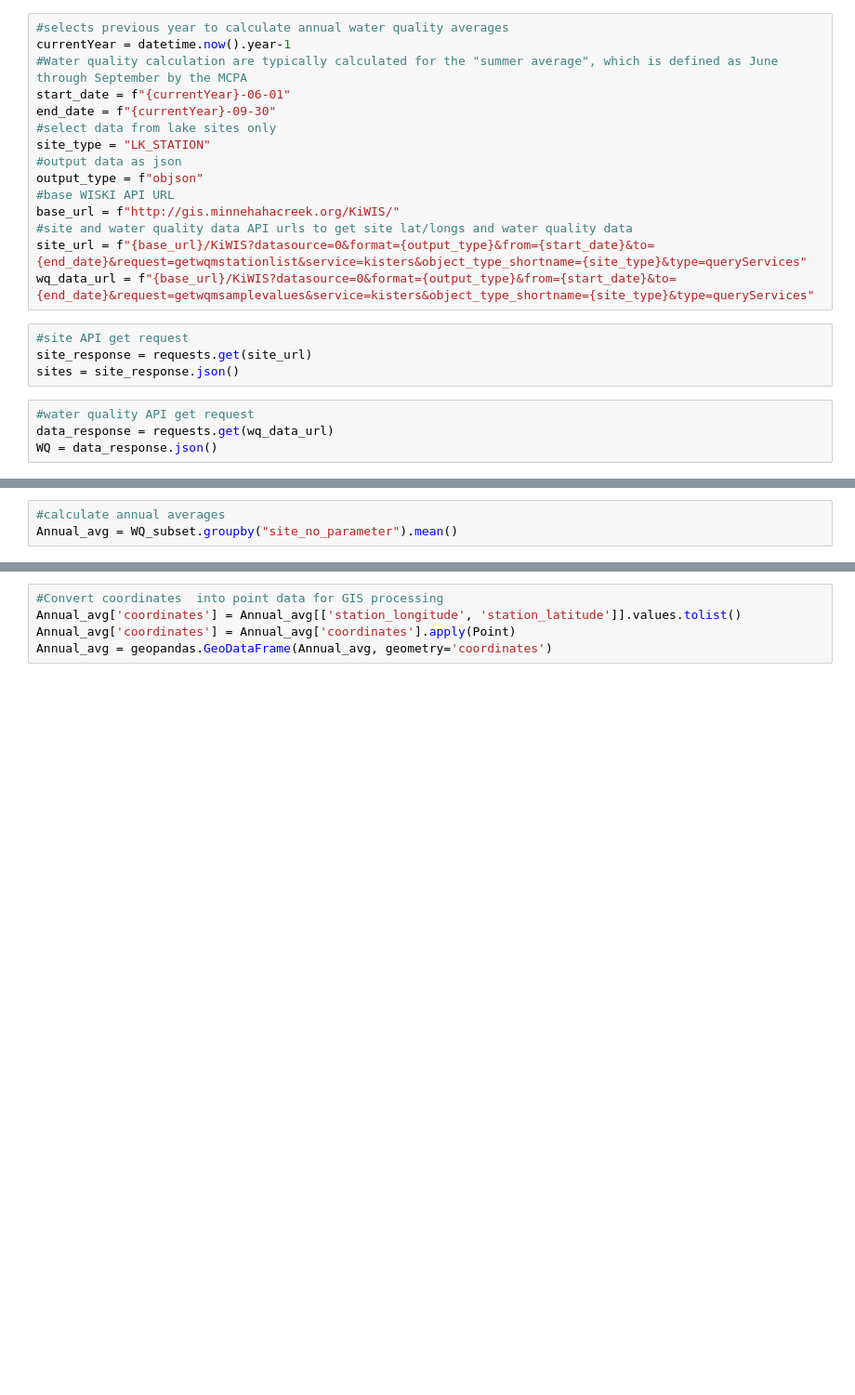
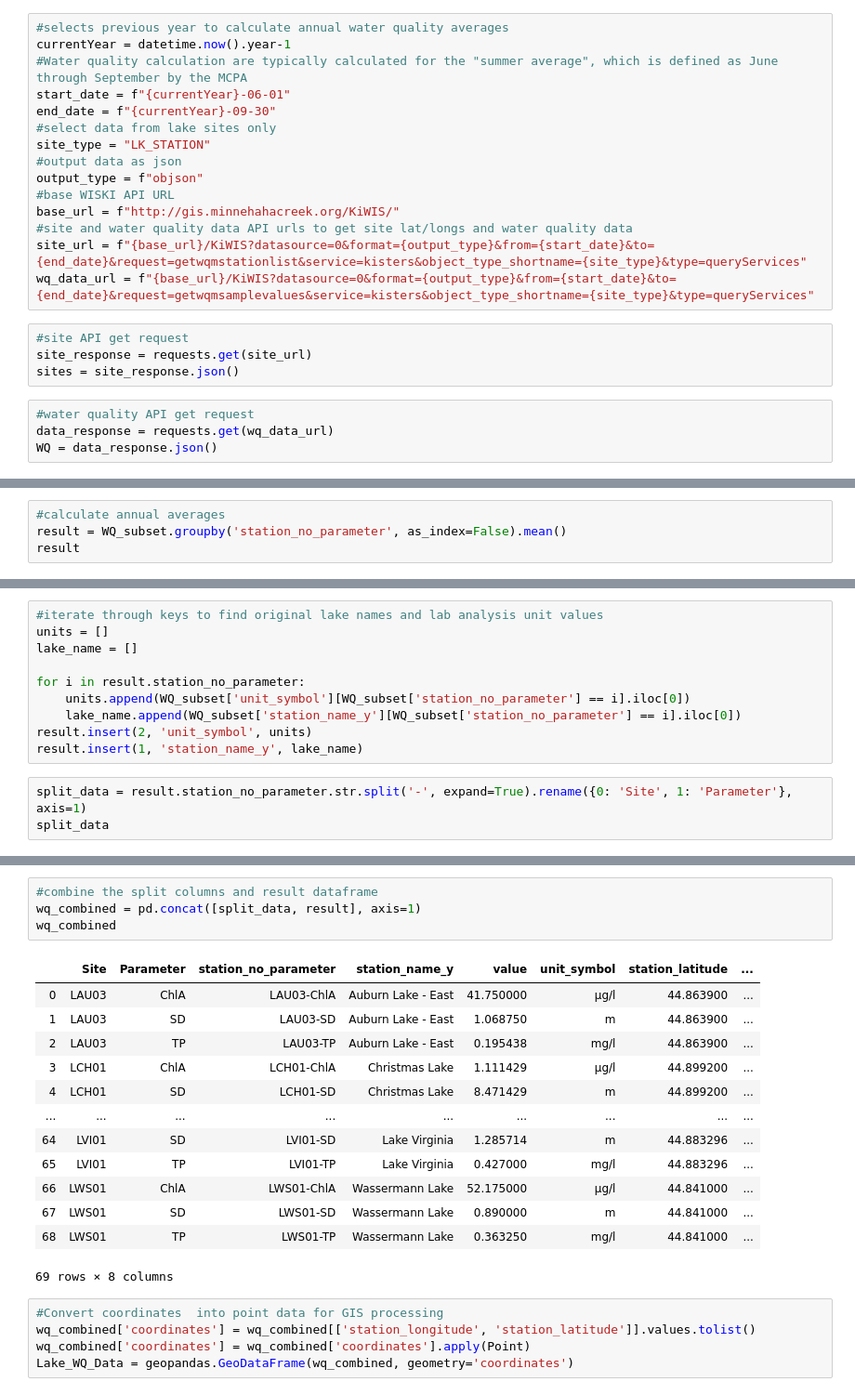
Before and after one commit to bbeck0744/WISKI_WQ_Lakes, a Jupyter notebook: lake_API_Call.ipynb, the cells around one changed output, grey strips where cells are left out. Shown at 93% size. Cells and saved outputs as stored; diff of their text form; blank space fills up the shorter version.

```diff
--- a/lake_API_Call.ipynb
+++ b/lake_API_Call.ipynb
@@ -42,3 +71,4 @@ WQ_subset = data_merge[(data_merge["parametertype_name"] == "TP") | (data_merge[
 # %%
 #calculate annual averages
-Annual_avg = WQ_subset.groupby("site_no_parameter").mean()
+result = WQ_subset.groupby('station_no_parameter', as_index=False).mean()
+result
@@ -44,0 +89,13 @@ Annual_avg = WQ_subset.groupby("site_no_parameter").mean()
+# %%
+#iterate through keys to find original lake names and lab analysis unit values
+units = []
+lake_name = []
+
+for i in result.station_no_parameter:
+    units.append(WQ_subset['unit_symbol'][WQ_subset['station_no_parameter'] == i].iloc[0])
+    lake_name.append(WQ_subset['station_name_y'][WQ_subset['station_no_parameter'] == i].iloc[0])
+result.insert(2, 'unit_symbol', units)
+result.insert(1, 'station_name_y', lake_name)
+# %%
+split_data = result.station_no_parameter.str.split('-', expand=True).rename({0: 'Site', 1: 'Parameter'}, axis=1)
+split_data
@@ -45,5 +116,23 @@ Annual_avg = WQ_subset.groupby("site_no_parameter").mean()
+# %%
+#combine the split columns and result dataframe
+wq_combined = pd.concat([split_data, result], axis=1)
+wq_combined
+# %% [output]
+|  | Site | Parameter | station_no_parameter | station_name_y | value | unit_symbol | station_latitude | ... |
+| 0 | LAU03 | ChlA | LAU03-ChlA | Auburn Lake - East | 41.750000 | µg/l | 44.863900 | ... |
+| 1 | LAU03 | SD | LAU03-SD | Auburn Lake - East | 1.068750 | m | 44.863900 | ... |
+| 2 | LAU03 | TP | LAU03-TP | Auburn Lake - East | 0.195438 | mg/l | 44.863900 | ... |
+| 3 | LCH01 | ChlA | LCH01-ChlA | Christmas Lake | 1.111429 | µg/l | 44.899200 | ... |
+| 4 | LCH01 | SD | LCH01-SD | Christmas Lake | 8.471429 | m | 44.899200 | ... |
+| ... | ... | ... | ... | ... | ... | ... | ... | ... |
+| 64 | LVI01 | SD | LVI01-SD | Lake Virginia | 1.285714 | m | 44.883296 | ... |
+| 65 | LVI01 | TP | LVI01-TP | Lake Virginia | 0.427000 | mg/l | 44.883296 | ... |
+| 66 | LWS01 | ChlA | LWS01-ChlA | Wassermann Lake | 52.175000 | µg/l | 44.841000 | ... |
+| 67 | LWS01 | SD | LWS01-SD | Wassermann Lake | 0.890000 | m | 44.841000 | ... |
+| 68 | LWS01 | TP | LWS01-TP | Wassermann Lake | 0.363250 | mg/l | 44.841000 | ... |
+69 rows × 8 columns
 # %%
 #Convert coordinates  into point data for GIS processing
-Annual_avg['coordinates'] = Annual_avg[['station_longitude', 'station_latitude']].values.tolist()
-Annual_avg['coordinates'] = Annual_avg['coordinates'].apply(Point)
-Annual_avg = geopandas.GeoDataFrame(Annual_avg, geometry='coordinates')
+wq_combined['coordinates'] = wq_combined[['station_longitude', 'station_latitude']].values.tolist()
+wq_combined['coordinates'] = wq_combined['coordinates'].apply(Point)
+Lake_WQ_Data = geopandas.GeoDataFrame(wq_combined, geometry='coordinates')
```
Also changed, not shown: parts of 6 cells of this notebook.
